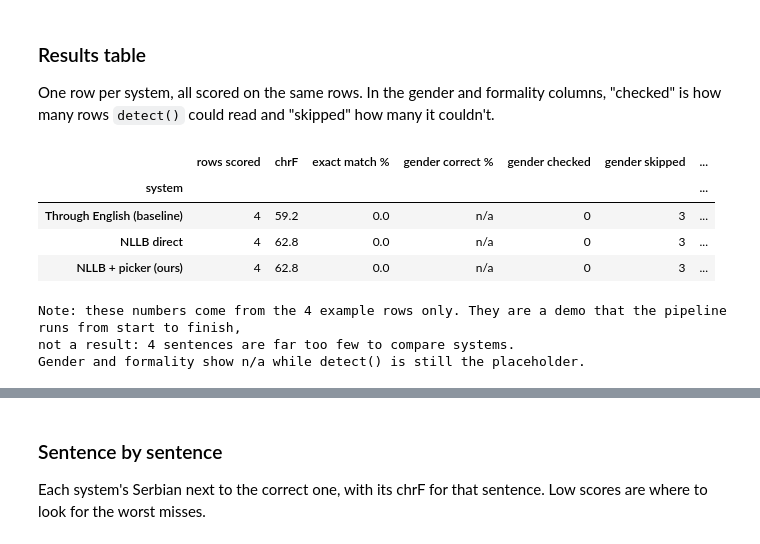
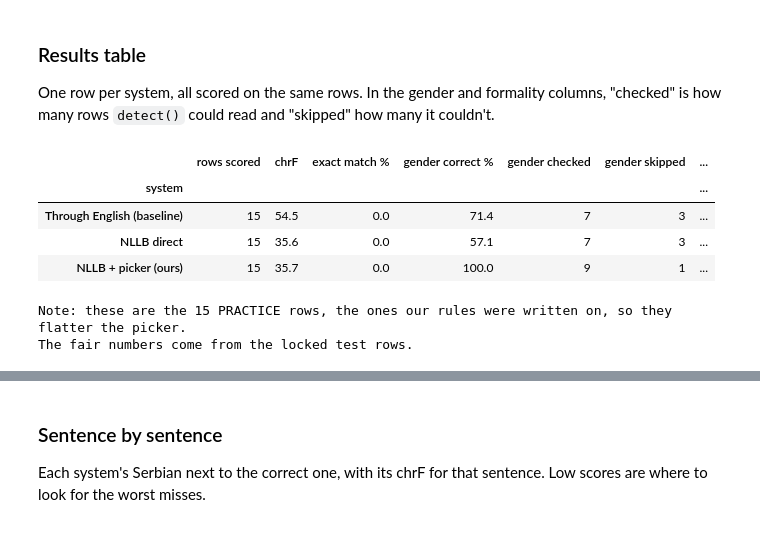
Before and after one commit to proelium27/veritas-ai-hackathon, a Jupyter notebook: notebook/model.ipynb, the cells around one changed output, grey strips where cells are left out. Drawn from its saved outputs; the diff is of its cells as text; code cells hidden in the pictures.

```diff
--- a/notebook/model.ipynb
+++ b/notebook/model.ipynb
@@ -260,5 +268,5 @@ We use the `split` column exactly as our team set it when writing the sentences;
 # %%
-USE_EXAMPLES = True   # True: demo on the 4 example rows. Set to False once the real sentences are in.
+USE_EXAMPLES = False  # True: demo on the 4 example rows (only while building). Our real sentences are in now.
 
 # Rows with an empty split are the example rows.
 df["split"] = df["split"].replace("", "example")
@@ -474,18 +550,0 @@ For now, `pick()` below is a **placeholder** that always returns the top answer
-# %%
-def pick(options, row):
-    """PLACEHOLDER until Phase 4: always the top option, flagged "had to guess".
-    options: NLLB's 8 Serbian translations in Latin letters, best first.
-    row: that sentence's row, with speaker_gender, listener_gender, formal and what_it_tests.
-    Returns (the chosen Serbian, a note)."""
-    return options[0], "had to guess"
-
-
-chosen, notes = [], []
-for _, row in work.iterrows():
-    choice, note = pick(row["options"], row)
-    chosen.append(choice)
-    notes.append(note)
-work["picked"] = chosen
-work["pick_note"] = notes
-
-visible(work)[["id", "mandarin", "picked", "pick_note", "correct_serbian"]]
@@ -568,3 +1131,22 @@ def property_correct(hyps, rows, properties):
+# %%
+def property_correct(hyps, rows, properties):
+    """Of the rows that test any of `properties`, the % where detect() agrees with all their labels.
+    Rows where detect() can't tell (None) are skipped. Returns (% correct, rows checked, rows skipped)."""
+    correct = checked = skipped = 0
+    for serbian, (_, row) in zip(hyps, rows.iterrows()):
+        applies = [p for p in tested(row) if p in properties]   # tested() is from section 6
+        if not applies:
+            continue                       # this row doesn't test the property, e.g. a control row
+        found = detect(serbian)
+        pairs = [(found[PROPERTY_CHECKS[p][0]], row[PROPERTY_CHECKS[p][1]]) for p in applies]
+        if any(guess is None for guess, label in pairs):
+            skipped += 1                   # detect() couldn't tell, so we can't score this row
+            continue
+        checked += 1
+        if all(guess == label for guess, label in pairs):
+            correct += 1
+    percent = 100 * correct / checked if checked else float("nan")   # nan = nothing to score
+    return percent, checked, skipped
 # %% [markdown]
 ### Which rows we score
 
@@ -605,37 +1187,38 @@ if len(scored) == 0:
 else:
     refs = scored["correct_serbian"].tolist()
     table_rows = []
     for name, column in SYSTEMS.items():
         hyps = scored[column].tolist()
         corpus_chrf, per_sentence = chrf(hyps, refs)
         scored[f"chrF {column}"] = per_sentence          # keep per-sentence scores for the worst misses
         gender_pct, gender_checked, gender_skipped = property_correct(hyps, scored, GENDER)
         formal_pct, formal_checked, formal_skipped = property_correct(hyps, scored, FORMALITY)
         table_rows.append({
             "system": name,
             "rows scored": len(scored),
             "chrF": corpus_chrf,
             "exact match %": exact_match(hyps, refs),
             "gender correct %": gender_pct,
             "gender checked": gender_checked,
             "gender skipped": gender_skipped,
             "formality correct %": formal_pct,
             "formality checked": formal_checked,
             "formality skipped": formal_skipped,
         })
     results = pd.DataFrame(table_rows).set_index("system").round(1)
     display(results.astype(object).fillna("n/a"))       # "n/a" where there was nothing to check
 
     if USE_EXAMPLES:
         print("Note: these numbers come from the 4 example rows only. They are a demo that the pipeline "
               "runs from start to finish,\nnot a result: 4 sentences are far too few to compare systems.")
-    print("Gender and formality show n/a while detect() is still the placeholder.")
+    elif score_split == "practice":
+        print(f"Note: these are the {len(scored)} PRACTICE rows, the ones our rules were written on, so they flatter "
+              "the picker.\nThe fair numbers come from the locked test rows.")
 # %% [output]
 |  | rows scored | chrF | exact match % | gender correct % | gender checked | gender skipped | ... |
 | system |  |  |  |  |  |  | ... |
-| Through English (baseline) | 4 | 59.2 | 0.0 | n/a | 0 | 3 | ... |
-| NLLB direct | 4 | 62.8 | 0.0 | n/a | 0 | 3 | ... |
-| NLLB + picker (ours) | 4 | 62.8 | 0.0 | n/a | 0 | 3 | ... |
+| Through English (baseline) | 15 | 54.5 | 0.0 | 71.4 | 7 | 3 | ... |
+| NLLB direct | 15 | 35.6 | 0.0 | 57.1 | 7 | 3 | ... |
+| NLLB + picker (ours) | 15 | 35.7 | 0.0 | 100.0 | 9 | 1 | ... |
-Note: these numbers come from the 4 example rows only. They are a demo that the pipeline runs from start to finish,
-not a result: 4 sentences are far too few to compare systems.
-Gender and formality show n/a while detect() is still the placeholder.
+Note: these are the 15 PRACTICE rows, the ones our rules were written on, so they flatter the picker.
+The fair numbers come from the locked test rows.
```
Also changed, not shown: parts of 38 cells of this notebook, 1 other file.
